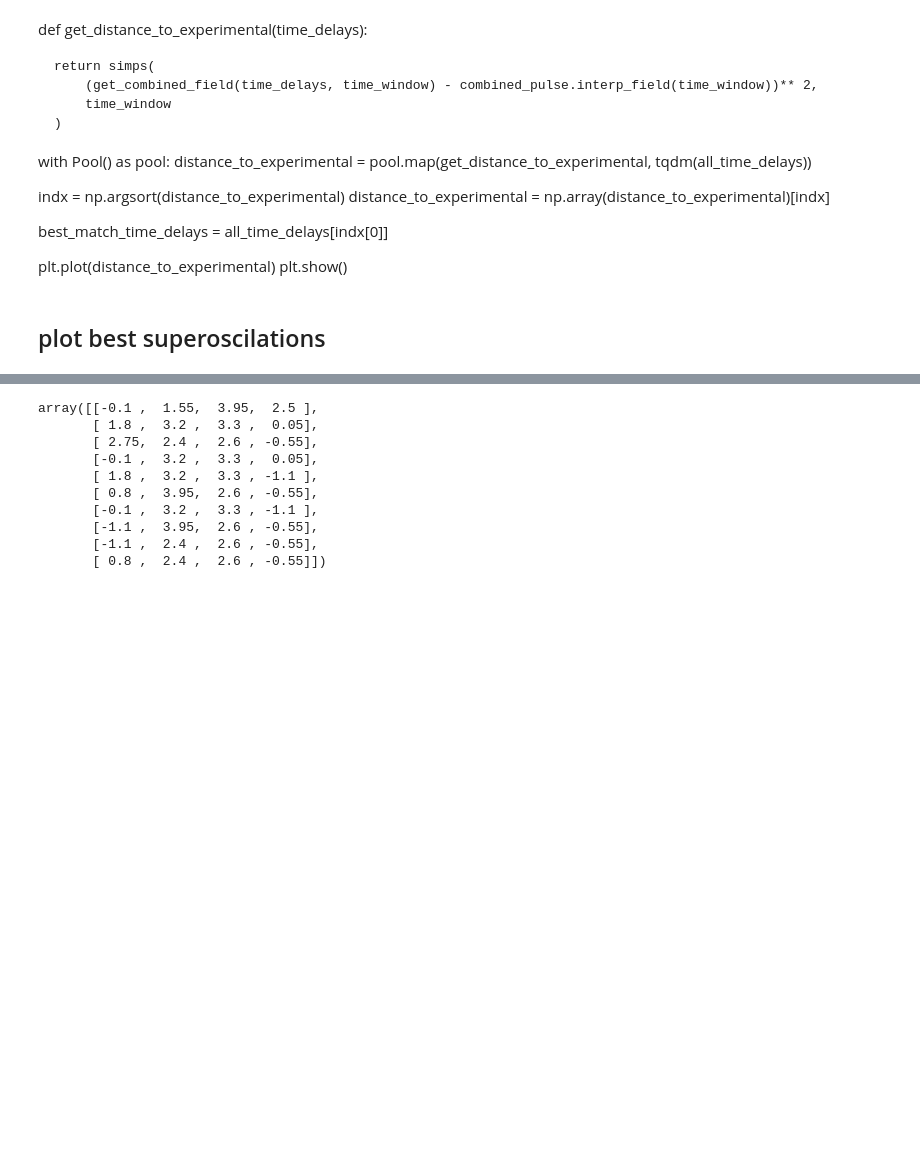
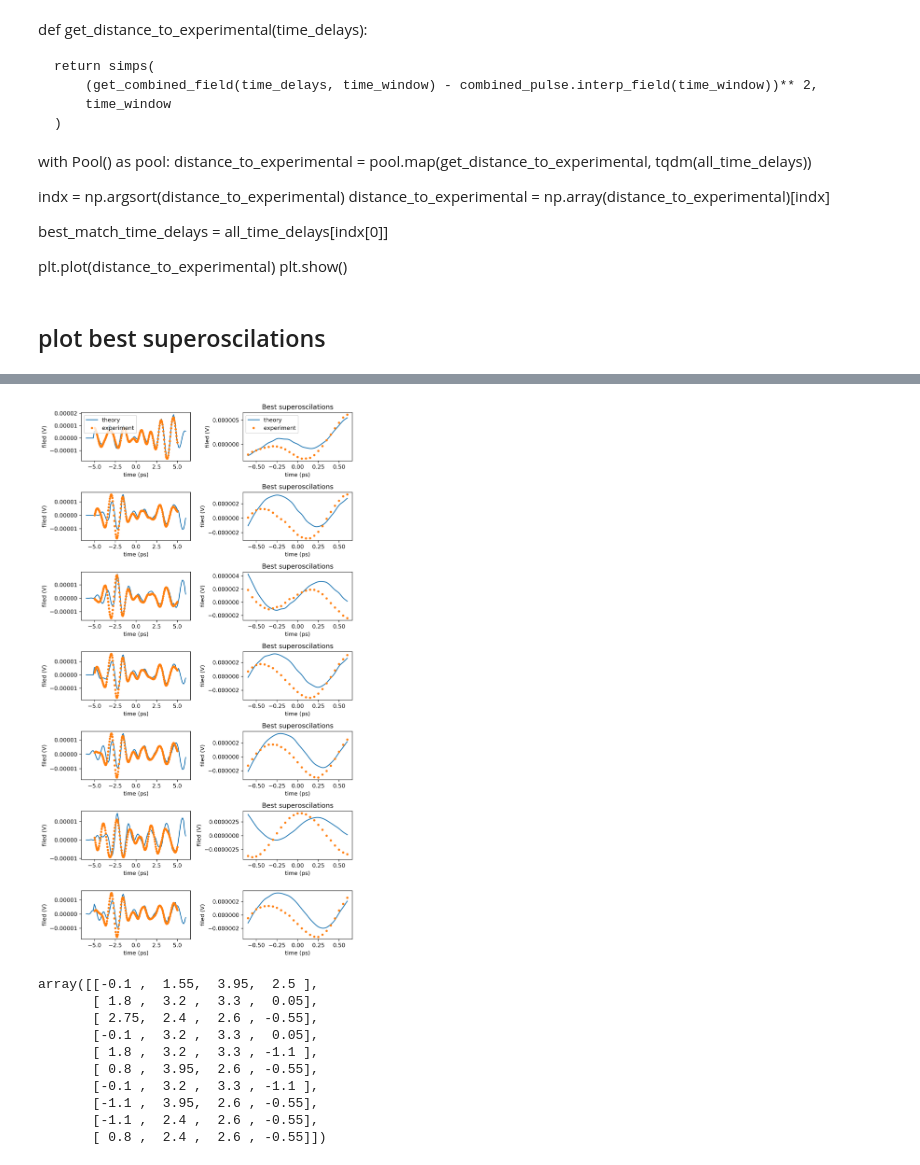
Before and after one commit to dibondar/superoscilations, a Jupyter notebook: superoscillations from experimental data/get superoscillations from 02-01-2022 data.ipynb, the cells around one changed output, grey strips where cells are left out. Saved outputs shown, nothing was run; the diff lists cells and outputs as text; code cells hidden in the pictures; blank space fills up the shorter version.

```diff
--- a/superoscillations from experimental data/get superoscillations from 02-01-2022 data.ipynb
+++ b/superoscillations from experimental data/get superoscillations from 02-01-2022 data.ipynb
@@ -501,3 +488,52 @@ plt.show()
+# %%
+long_time_window = 10 * time_window
+
+data_plotting = list(zip(all_time_delays, long_experimental_so, short_experimental_so))
+n_plots = len(data_plotting)
+
+plt.figure(figsize=(8, 2 * n_plots), dpi=300)
+
+for n, (time_delays, long, short,) in enumerate(data_plotting):
+
+
+    plt.title("Best superoscilations")
+
+    plt.subplot(n_plots, 2, 2 * n + 1)
+
+    plt.plot(
+        long_time_window, get_combined_field(time_delays, long_time_window),
+        label=(None if n else "theory")
+    )
+
+    plt.plot(long.time, long.field, '.', label=(None if n else "experiment"))
+    if n == 0:
+        plt.legend()
+
+    plt.xlabel('time (ps)')
+    plt.ylabel('filed (V)')
+
+    plt.subplot(n_plots, 2, 2 * n + 2)
+
+    plt.plot(
+        time_window,
+        get_combined_field(time_delays, time_window),
+        label=(None if n else "theory")
+    )
+
+    plt.plot(short.time, short.field, '.', label=(None if n else "experiment"))
+    if n == 0:
+        plt.legend()
+
+    plt.xlabel('time (ps)')
+    plt.ylabel('filed (V)')
+
+
+
+plt.tight_layout()
+plt.savefig(get_unique_filename("predicted_so_{}.png"))
+plt.show()
+# %% [output]
+[figure, added]
 # %%
 all_time_delays[:10]
 # %% [output]
```
Also changed, not shown: parts of 19 cells of this notebook, 5 other files.
